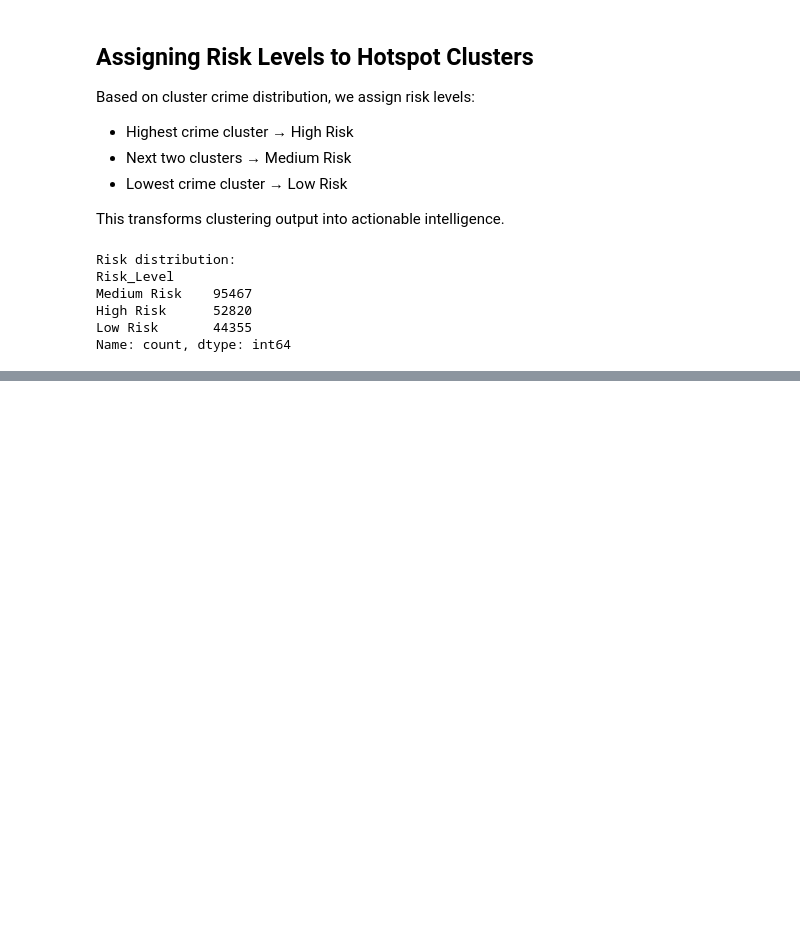
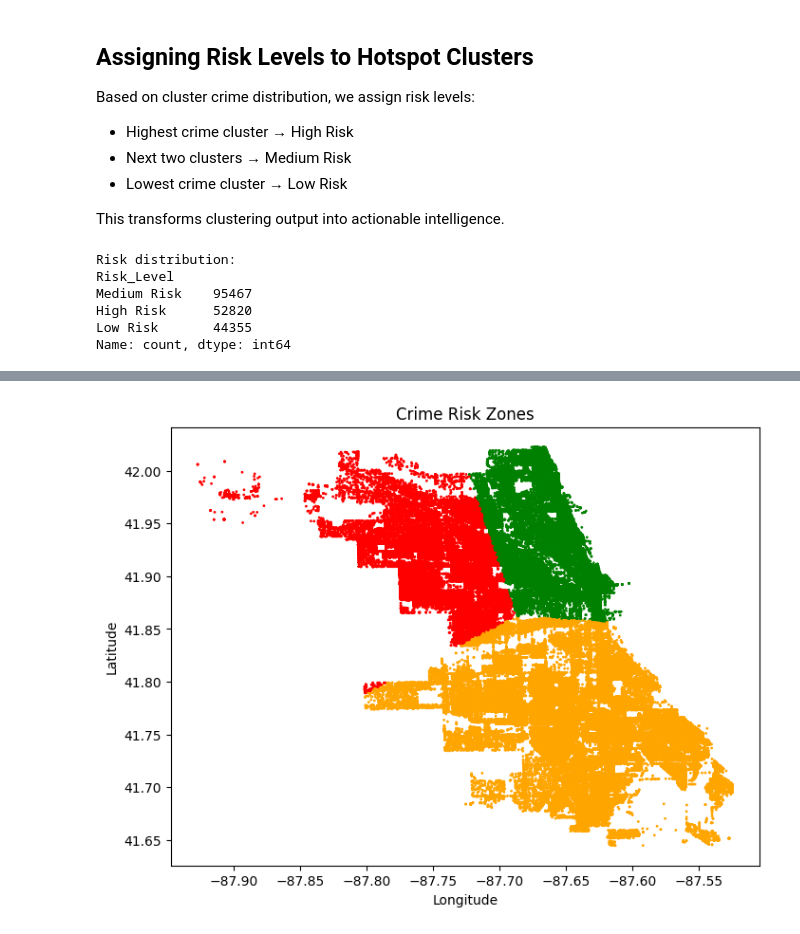
Before and after one commit to khakhkharrushit/crime-intelligence-system, a Jupyter notebook: notebooks/01_data_exploration.ipynb, the cells around one changed output, grey strips where cells are left out. Saved outputs shown, nothing was run; the diff lists cells and outputs as text; code cells hidden in the pictures; blank space fills up the shorter version.

```diff
--- a/notebooks/01_data_exploration.ipynb
+++ b/notebooks/01_data_exploration.ipynb
@@ -512,0 +527,25 @@ Name: count, dtype: int64
+# %%
+plt.figure(figsize=(8,6))
+
+# Assign colors manually for clarity
+risk_colors = {
+    "High Risk": "red",
+    "Medium Risk": "orange",
+    "Low Risk": "green"
+}
+
+colors = df["Risk_Level"].map(risk_colors)
+
+plt.scatter(
+    df["Longitude"],
+    df["Latitude"],
+    c=colors,
+    s=1
+)
+
+plt.title("Crime Risk Zones")
+plt.xlabel("Longitude")
+plt.ylabel("Latitude")
+plt.show()
+# %% [output]
+[figure, added]
```
Also changed, not shown: parts of 13 cells of this notebook, 3 other files.
